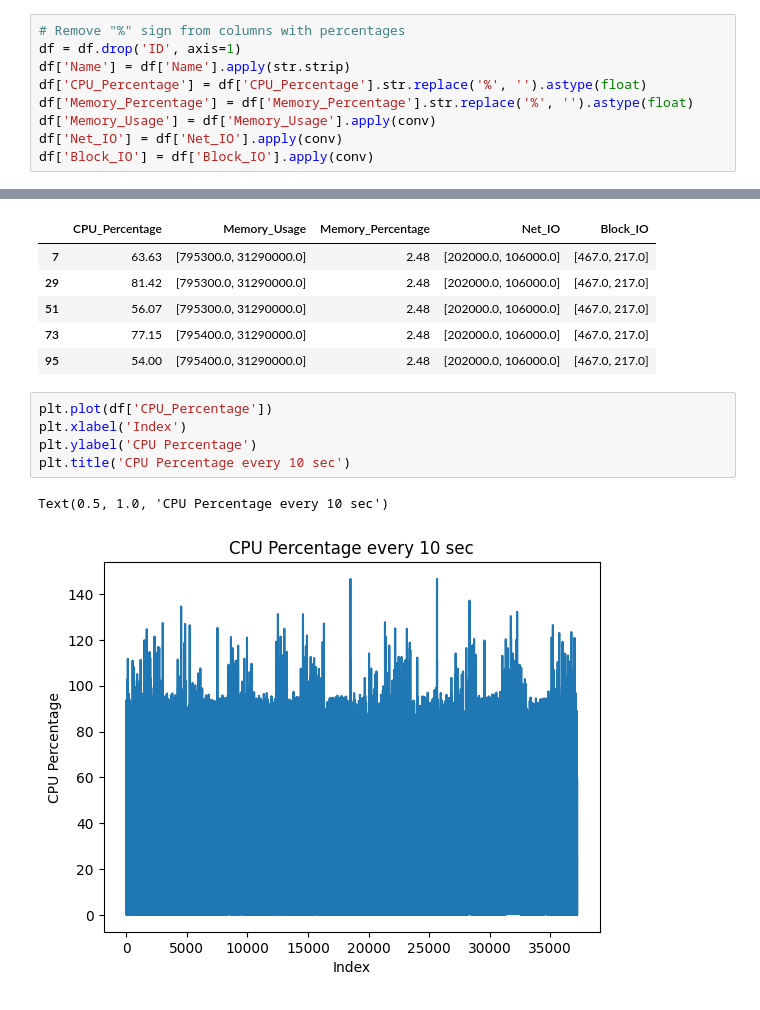
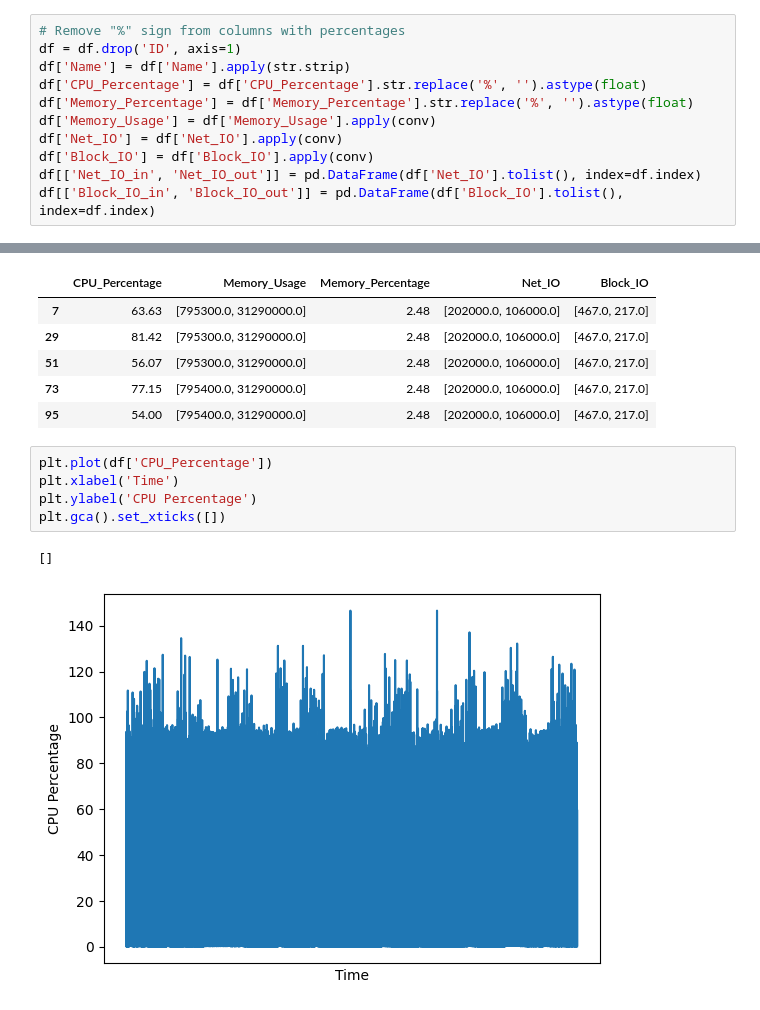
Before and after one commit to andrasfe/decfed-eth, a Jupyter notebook: testbed/reports/local_training_progress.ipynb, the cells around one changed output, grey strips where cells are left out. Cells and saved outputs as stored; diff of their text form.

```diff
--- a/testbed/reports/local_training_progress.ipynb
+++ b/testbed/reports/local_training_progress.ipynb
@@ -77,3 +77,5 @@ df['Memory_Percentage'] = df['Memory_Percentage'].str.replace('%', '').astype(fl
 df['Memory_Usage'] = df['Memory_Usage'].apply(conv)
 df['Net_IO'] = df['Net_IO'].apply(conv)
 df['Block_IO'] = df['Block_IO'].apply(conv)
+df[['Net_IO_in', 'Net_IO_out']] = pd.DataFrame(df['Net_IO'].tolist(), index=df.index)
+df[['Block_IO_in', 'Block_IO_out']] = pd.DataFrame(df['Block_IO'].tolist(), index=df.index)
@@ -104,9 +102,9 @@ df_client1.head()
 | 95 | 54.00 | [795400.0, 31290000.0] | 2.48 | [202000.0, 106000.0] | [467.0, 217.0] |
 # %%
 plt.plot(df['CPU_Percentage'])
-plt.xlabel('Index')
+plt.xlabel('Time')
 plt.ylabel('CPU Percentage')
-plt.title('CPU Percentage every 10 sec')
+plt.gca().set_xticks([])
 # %% [output]
-Text(0.5, 1.0, 'CPU Percentage every 10 sec')
+[]
-[figure, old version]
+[figure, new version]
```
Also changed, not shown: parts of 4 cells of this notebook, 1 other file.
